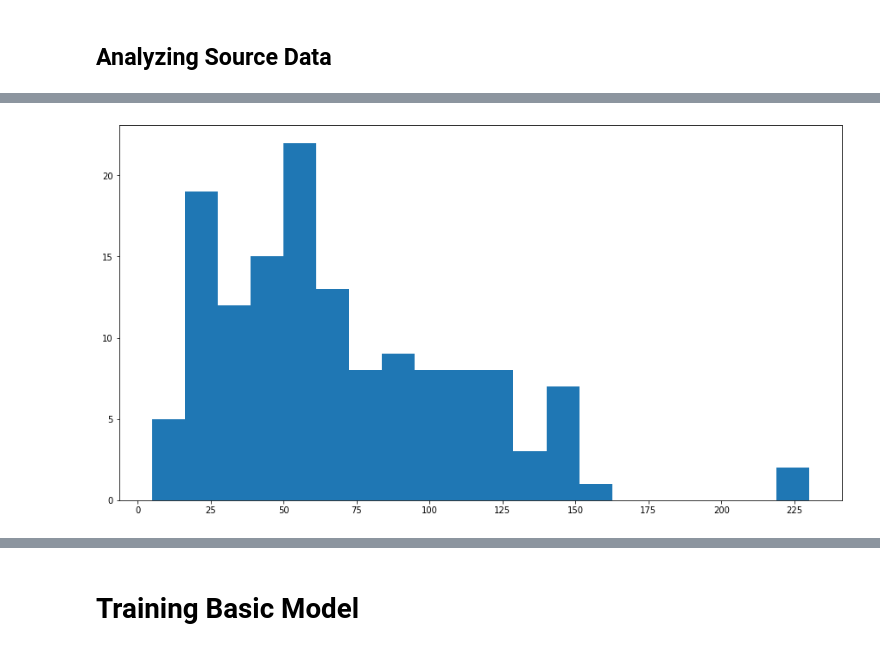
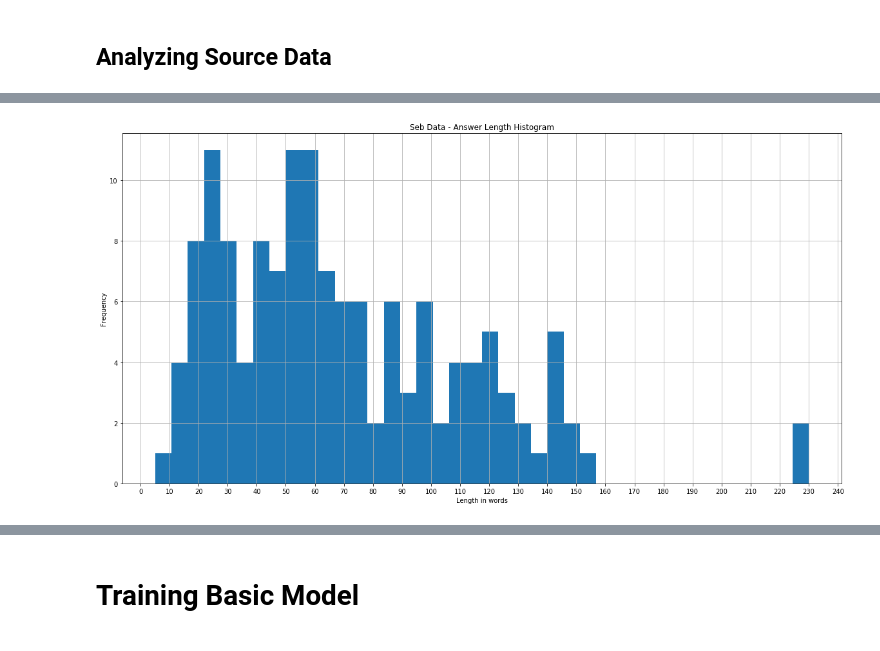
Before and after one commit to dbbrandt/short_answer_granding_capstone_project, a Jupyter notebook: Capstone 1 SEB.ipynb, the cells around one changed output, grey strips where cells are left out. Drawn from its saved outputs; the diff is of its cells as text; code cells hidden in the pictures.

```diff
--- a/Capstone 1 SEB.ipynb
+++ b/Capstone 1 SEB.ipynb
@@ -51,7 +51,7 @@ input_data = sagemaker_session.upload_data(path=data_dir, bucket=bucket, key_pre
 # %% [markdown]
 ## Analyzing Source Data
 # %%
-raw_data = pd.read_csv(os.path.join(data_dir, "raw_data.csv"))
+raw_data = pd.read_csv(os.path.join(data_dir, "answers.csv"))
 train_data = pd.read_csv(os.path.join(data_dir, "train.csv"), header=None, names=None)
 test_data = pd.read_csv(os.path.join(data_dir, "test.csv"), header=None, names=None)
 vocab = pd.read_csv(os.path.join(data_dir, "vocab.csv"), header=None, names=None)
@@ -77,9 +97,13 @@ raw_data['answer_length'] = raw_data['answer'].apply(lambda x: len(x))
 # %%
 import matplotlib.pyplot as plt
 
-plt.hist(raw_data['answer_length'].values, bins=20)
-plt.rcParams["figure.figsize"] = [8,15]
-plt.xticks(np.arange(0, 250, step=25))
+plt.figure(figsize=(20,10))
+plt.xlabel('Length in words')
+plt.ylabel('Frequency')
+plt.title('Seb Data - Answer Length Histogram')
+plt.hist(raw_data['answer_length'].values, bins=40)
+plt.xticks(np.arange(0, 250, step=10))
+plt.grid(True)
 plt.show()
 # %% [output]
-[figure, old version]
+[figure, new version]
```
Also changed, not shown: parts of 5 cells of this notebook, 2 other files.
